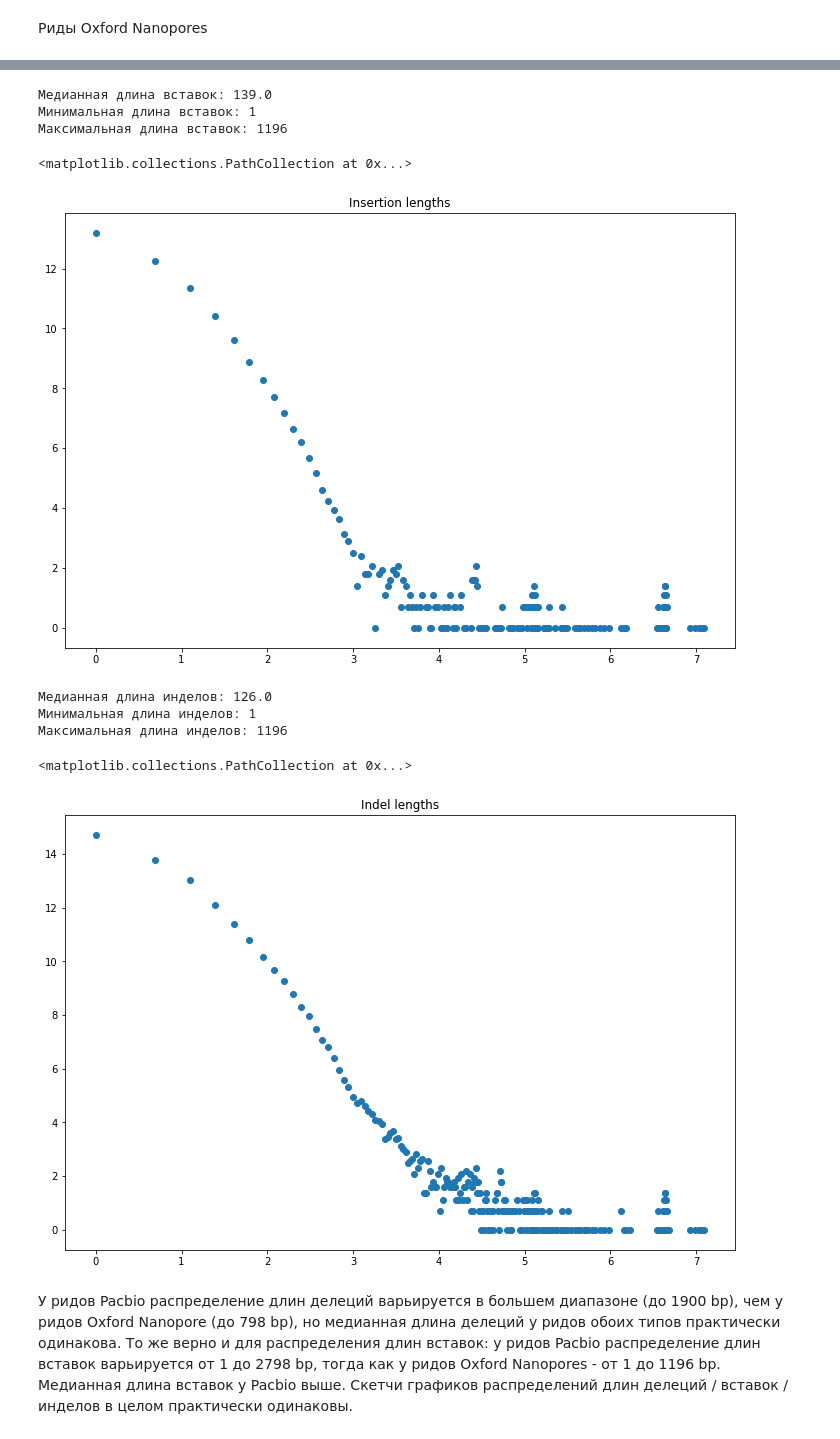
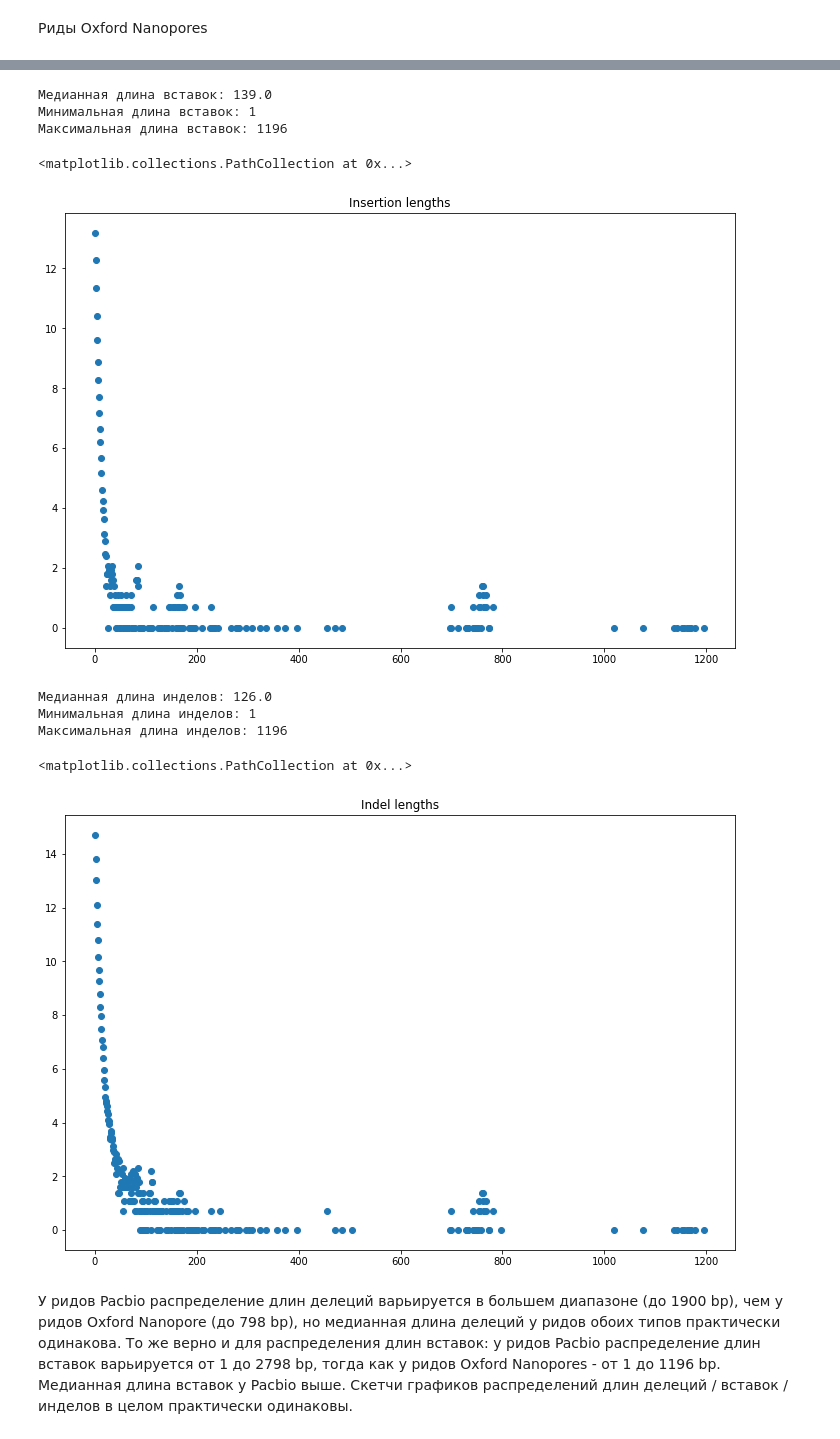
Before and after one commit to omashkova/NGS_bioinf, a Jupyter notebook: Mashkova_HW#3.ipynb, the cells around one changed output, grey strips where cells are left out. Cells and saved outputs as stored; diff of their text form; code cells hidden in the pictures.

```diff
--- a/Mashkova_HW#3.ipynb
+++ b/Mashkova_HW#3.ipynb
@@ -442,7 +526,7 @@ n = len(list(insertion_lengths.keys()))
 M = []
 N = []
 for elem in insertion_lengths.keys():
-    M.append(np.log(elem))
+    M.append(elem)
     N.append(np.log(insertion_lengths[elem]))
 
 plt.figure(figsize=(12, 8))
@@ -463,7 +547,7 @@ n = len(list(indel_lengths.keys()))
 M = []
 N = []
 for elem in indel_lengths.keys():
-    M.append(np.log(elem))
+    M.append(elem)
     N.append(np.log(indel_lengths[elem]))
 
 plt.figure(figsize=(12, 8))
@@ -487,7 +571,7 @@ n = len(list(deletion_lengths.keys()))
 M = []
 N = []
 for elem in deletion_lengths.keys():
-    M.append(np.log(elem))
+    M.append(elem)
     N.append(np.log(deletion_lengths[elem]))
 
 plt.figure(figsize=(12, 8))
@@ -508,7 +592,7 @@ n = len(list(insertion_lengths.keys()))
 M = []
 N = []
 for elem in insertion_lengths.keys():
-    M.append(np.log(elem))
+    M.append(elem)
     N.append(np.log(insertion_lengths[elem]))
 
 plt.figure(figsize=(12, 8))
@@ -519,27 +603,27 @@ plt.scatter(M, N)
 Минимальная длина вставок: 1
 Максимальная длина вставок: 1196
 <matplotlib.collections.PathCollection at 0x...>
-[figure, old version]
+[figure, new version]
 # %%
 print(f'Медианная длина инделов: {np.median(list(indel_lengths.keys()))}')
 print(f'Минимальная длина инделов: {min(list(indel_lengths.keys()))}')
 print(f'Максимальная длина инделов: {max(list(indel_lengths.keys()))}')
 
 n = len(list(indel_lengths.keys()))
 M = []
 N = []
 for elem in indel_lengths.keys():
-    M.append(np.log(elem))
+    M.append(elem)
     N.append(np.log(indel_lengths[elem]))
 
 plt.figure(figsize=(12, 8))
 plt.title('Indel lengths')
 plt.scatter(M, N)
 # %% [output]
 Медианная длина инделов: 126.0
 Минимальная длина инделов: 1
 Максимальная длина инделов: 1196
 <matplotlib.collections.PathCollection at 0x...>
-[figure, old version]
+[figure, new version]
 # %% [markdown]
 У ридов Pacbio распределение длин делеций варьируется в большем диапазоне (до 1900 bp), чем у ридов Oxford Nanopore (до 798 bp), но медианная длина делеций у ридов обоих типов практически одинакова. То же верно и для распределения длин вставок: у ридов Pacbio распределение длин вставок варьируется от 1 до 2798 bp, тогда как у ридов Oxford Nanopores - от 1 до 1196 bp. Медианная длина вставок у Pacbio выше. Скетчи графиков распределений длин делеций / вставок / инделов в целом практически одинаковы.
```
Also changed, not shown: parts of 19 cells of this notebook.
